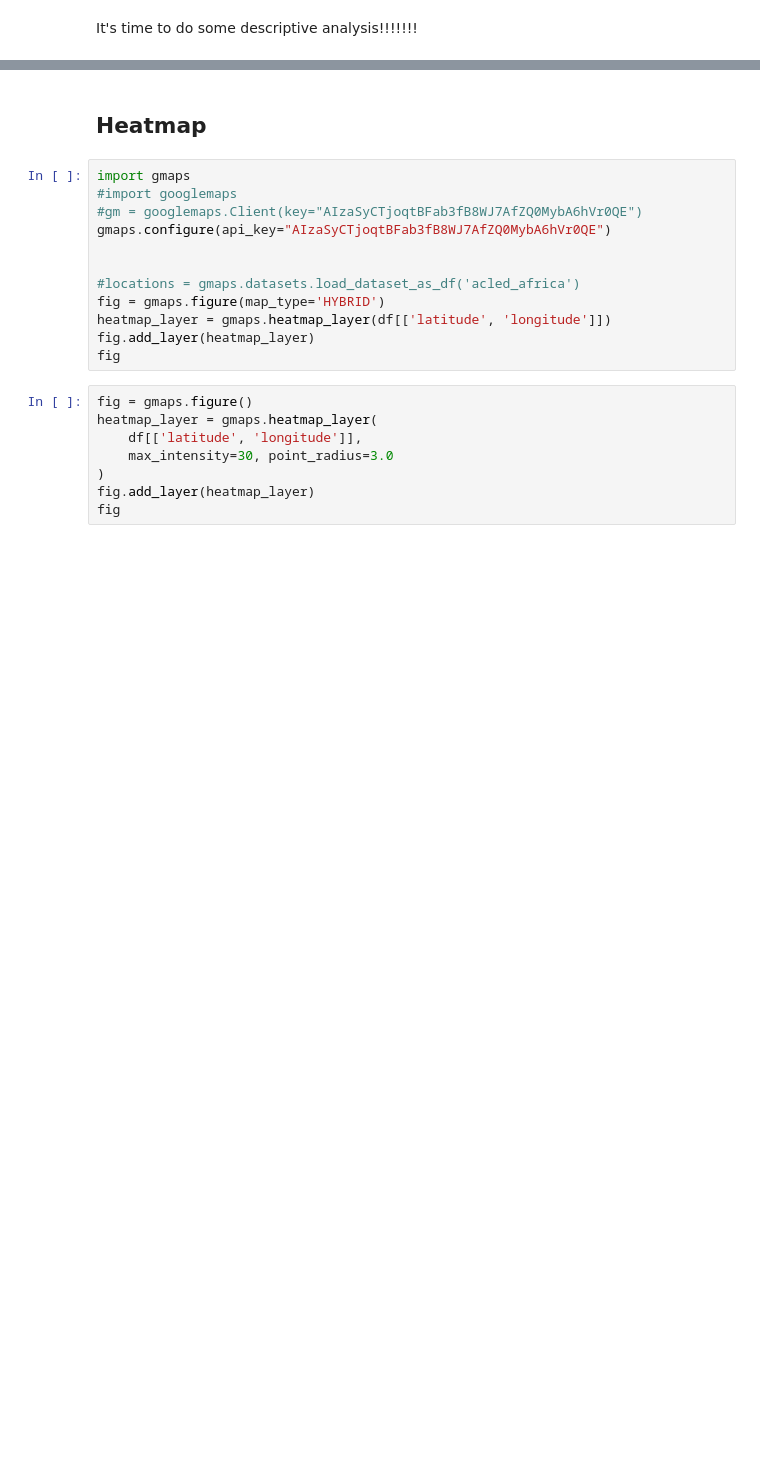
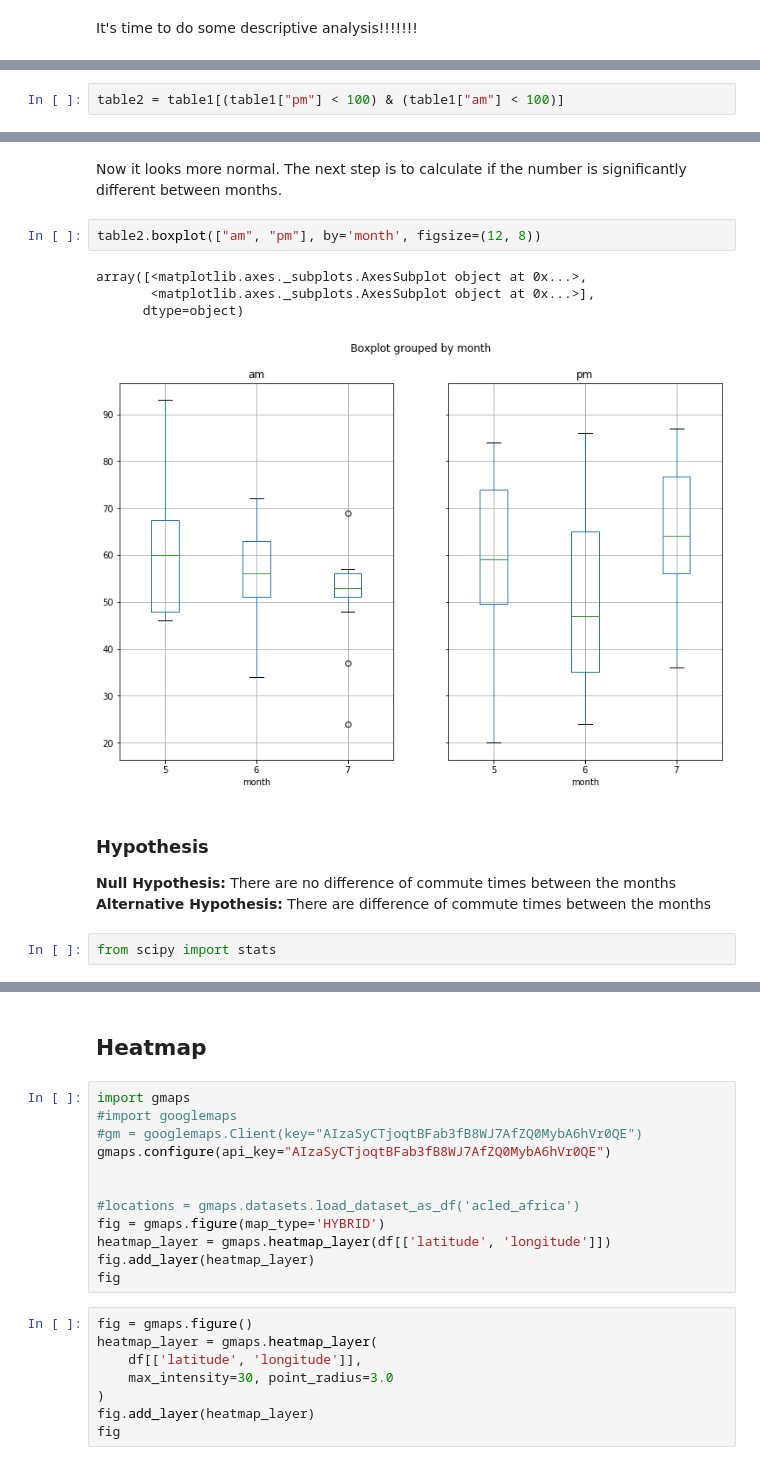
Before and after one commit to ta-data-bcn/Project-Week-5-Your-Own-Project, a Jupyter notebook: your-project/Project_Week5.ipynb, the cells around one changed output, grey strips where cells are left out. Cells and saved outputs as stored; diff of their text form; blank space fills up the shorter version.

```diff
--- a/your-project/Project_Week5.ipynb
+++ b/your-project/Project_Week5.ipynb
@@ -306,0 +317,2 @@ I have some outlier, it is because I have other activities after my job/course.
+# %%
+table2 = table1[(table1["pm"] < 100) & (table1["am"] < 100)]
@@ -306,0 +328,16 @@ I have some outlier, it is because I have other activities after my job/course.
+# %% [markdown]
+Now it looks more normal. The next step is to calculate if the number is significantly different between months.
+# %%
+table2.boxplot(["am", "pm"], by='month', figsize=(12, 8))
+# %% [output]
+array([<matplotlib.axes._subplots.AxesSubplot object at 0x...>,
+       <matplotlib.axes._subplots.AxesSubplot object at 0x...>],
+      dtype=object)
+[figure, added]
+# %% [markdown]
+### Hypothesis
+
+**Null Hypothesis:** There are no difference of commute times between the months
+**Alternative Hypothesis:** There are difference of commute times between the months
+# %%
+from scipy import stats
```
Also changed, not shown: parts of 15 cells of this notebook.
